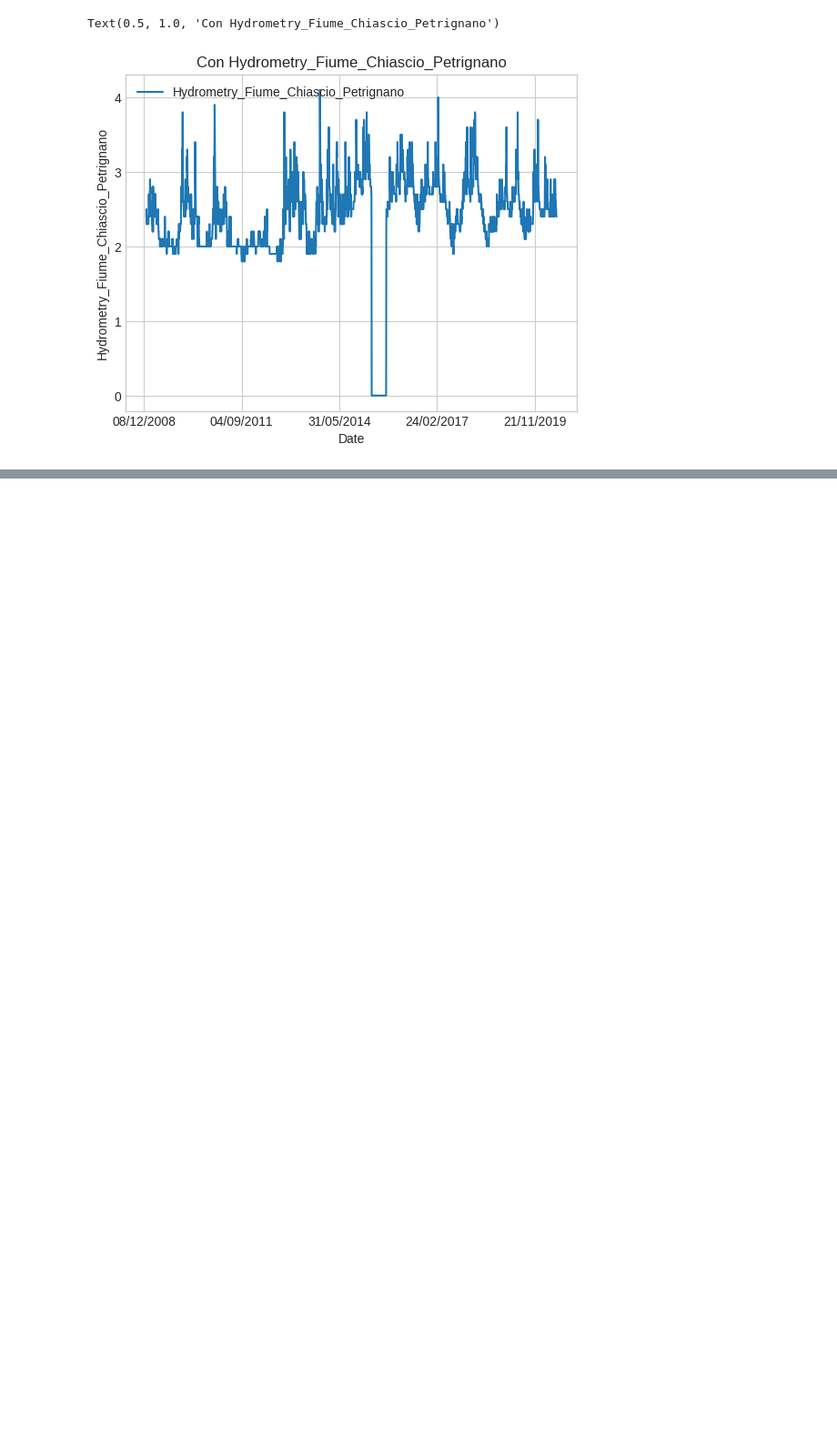
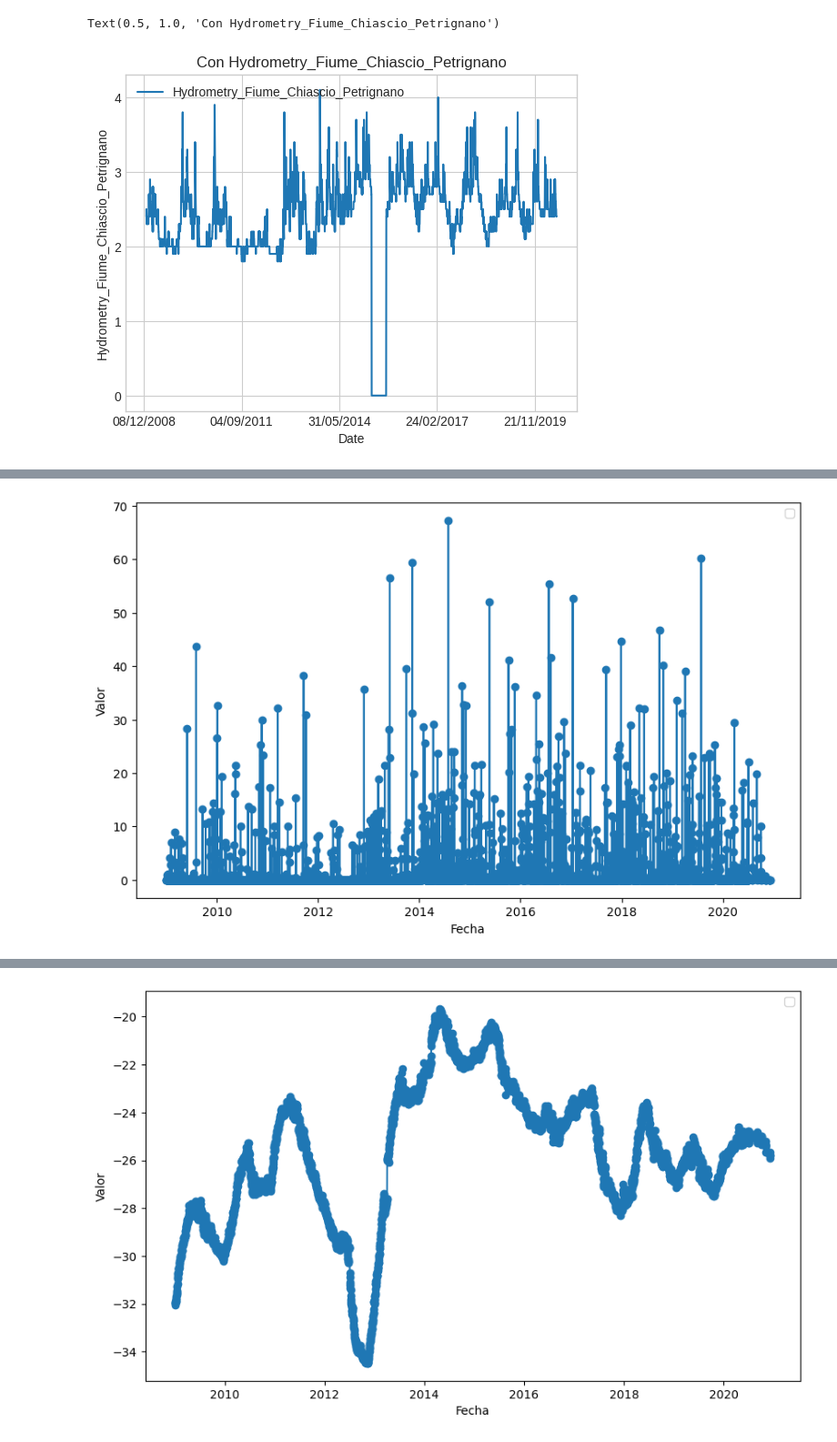
Before and after one commit to FersLeon/practica3.1_AYVD, a Jupyter notebook: Practica3_1.ipynb, the cells around one changed output, grey strips where cells are left out. Shown at 91% size. Cells and saved outputs as stored; diff of their text form; code cells hidden in the pictures; blank space fills up the shorter version.

```diff
--- a/Practica3_1.ipynb
+++ b/Practica3_1.ipynb
@@ -83,0 +188,3 @@ Text(0.5, 1.0, 'Con Hydrometry_Fiume_Chiascio_Petrignano')
+# %%
+#para datos con mas de 1000 valores
+data_n = data_n.dropna()
@@ -83,0 +203,15 @@ Text(0.5, 1.0, 'Con Hydrometry_Fiume_Chiascio_Petrignano')
+# %%
+data_n['Date'] = pd.to_datetime(data_n['Date'])
+df_diario = data.groupby(data_n['Date'].dt.date).sum().reset_index()
+# %%
+for col in data_n.columns[1:]:
+
+    fig, ax = plt.subplots(figsize=(10, 6))
+    ax.plot(df_diario['Date'], data_n[col], marker='o')
+
+    ax.set_xlabel('Fecha')
+    ax.set_ylabel('Valor')
+    ax.legend()
+
+    plt.show()
+# %% [output]
@@ -83,0 +219 @@ Text(0.5, 1.0, 'Con Hydrometry_Fiume_Chiascio_Petrignano')
+[figure, added]
@@ -83,0 +221 @@ Text(0.5, 1.0, 'Con Hydrometry_Fiume_Chiascio_Petrignano')
+[figure, added]
```
Also changed, not shown: parts of 11 cells of this notebook.
